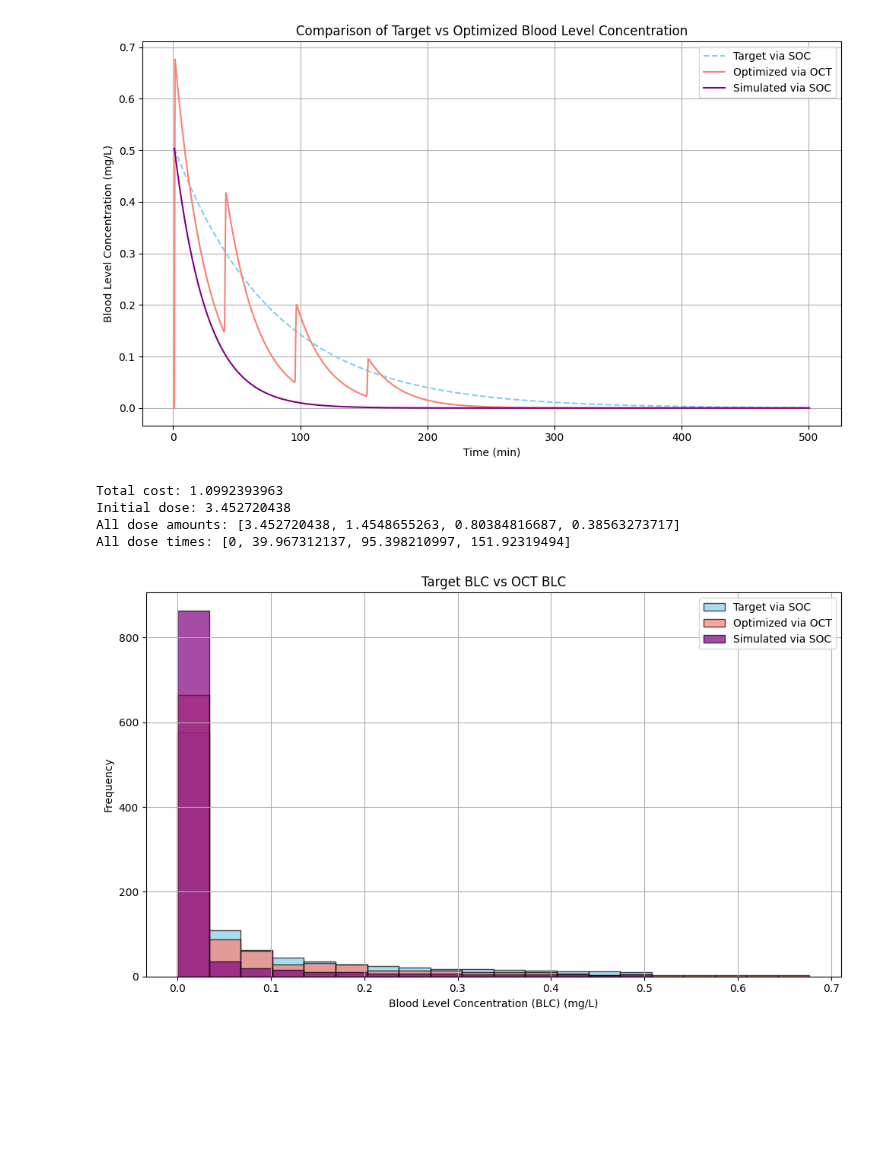
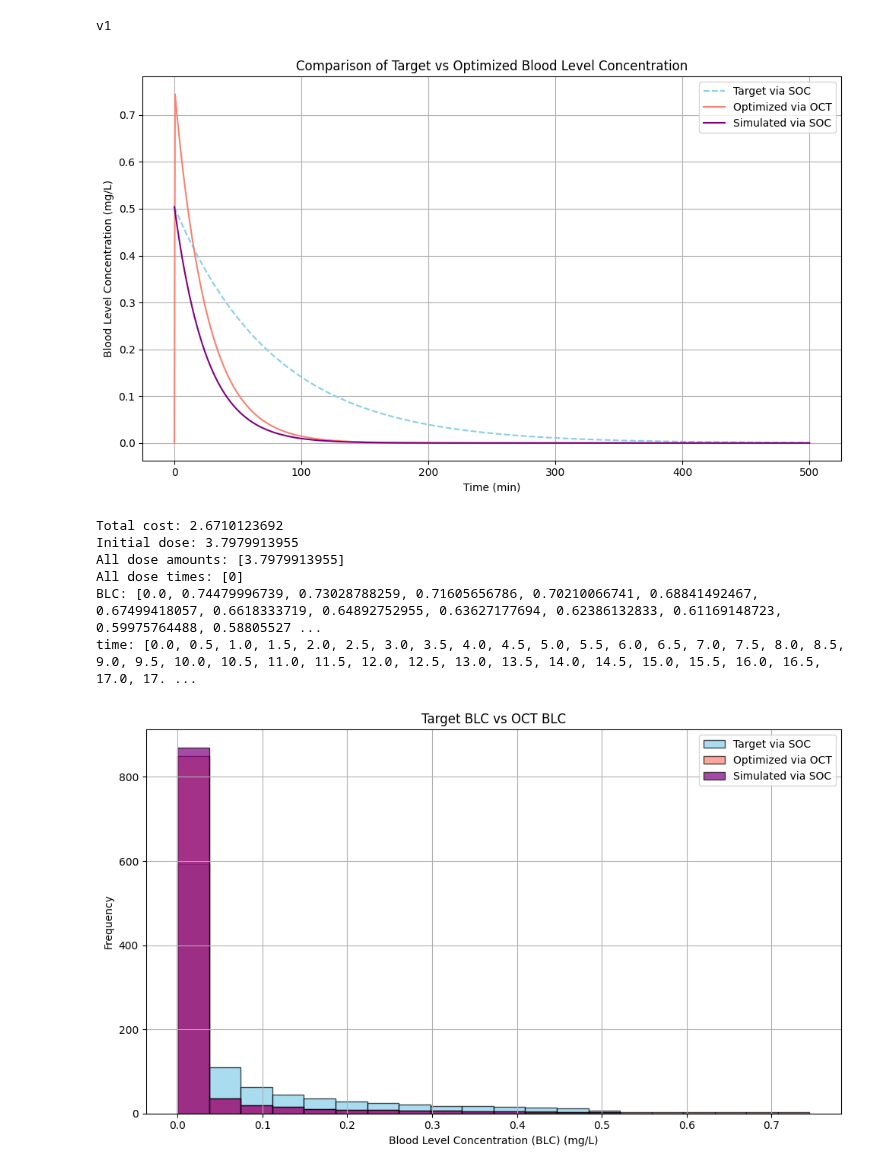
Before and after one commit to Bliz33333/cyp-vincristine, a Jupyter notebook: code/gekko-package.ipynb, the cells around one changed output. Cells and saved outputs as stored; diff of their text form; code cells hidden in the pictures; blank space fills up the shorter version.

Commit message:
fixed time issue for forward run OCT

```diff
--- a/code/gekko-package.ipynb
+++ b/code/gekko-package.ipynb
@@ -6,12 +7,13 @@ import matplotlib.pyplot as plt
 # %%
 # Define functions
 
-def optimize_dosing(n_admin, V_max_u_mut, k_m_u_mut, V_max_u_wt, k_m_u_wt, dose_wt, BV, BSA_u, t_max, t_step, plot=True):
+def optimize_dosing(n_admin, V_max_mut, k_m_mut, V_max_wt, k_m_wt, dose_wt, BV, BSA_u, t_max, t_step, w1=1, w2=1/200, plot=True):
     # Initialize the model
     m = GEKKO(remote=True)
 
     # Define the number of time steps and time vector
-    m.time = np.arange(1, t_max+1, t_step).tolist()
+    #m.time = np.arange(1, t_max+1, t_step).tolist()
+    m.time = np.arange(0, t_max + t_step, t_step).tolist()
     num_steps = len(m.time)
     t = m.Var(0)
     m.Equation(t.dt()==1)
@@ -107,9 +109,9 @@ def optimize_dosing(n_admin, V_max_u_mut, k_m_u_mut, V_max_u_wt, k_m_u_wt, dose_
     conc_cost = m.Var(0, name = "j_conc_cost")
     m.Equation(conc_cost.dt() == conc_cost_inst)
 
-    w1 = 1
+    #w1 = 1
     #w2 = 1/100
-    w2 = 1/200
+    #w2 = 1/200
     cost_tot = m.Var(name = "j_cost_tot")
     m.Equation(cost_tot == w1*conc_cost + w2*(d_tot)**2)
     #m.Minimize(cost_tot)
@@ -192,7 +194,7 @@ def convert_units(V_max, k_m, pmol_cyp, mm_drug):
 # %%
 # Define variables
 
-n_admin = 4 # CHANGE THIS; must be 1-5 for this framework
+n_admin = 1 # CHANGE THIS; must be 1-5 for this framework
 
 V_max_u_wt = 3.5              # pmol/min per pmol cyp
 k_m_u_wt = 16                 # umol/L
@@ -204,41 +206,45 @@ k_m_u_mut = 12                 # umol/L
 #example slow metabolizer case
 #V_max_u_mut = 2              # pmol/min per pmol cyp
 #k_m_u_mut = 32                # umol/L
 
 #example average metabolizer case (same as wild type)
 #V_max_u_mut = 3.5              # pmol/min per pmol cyp
 #k_m_u_mut = 16                 # umol/L
 
 # Set
 dose_u = 1.4               # [mg/m^2]
 BV_u = 5                   # L
 BV = BV_u
 BSA_u = 1.8                # m^2
 dose_wt = dose_u * BSA_u   # mg
 pmol_cyp = 2929510         # pmol cyp
 mm_cyp = 57343             # g/mol for cyp
 mm_drug = 825              # g/mol for vincristine
 
 t_max = 500                # min
 t_step = 0.5               # min
 
 
 # Call the functions
 
 # Convert units
 V_max_wt, k_m_wt = convert_units(V_max_u_wt, k_m_u_wt, pmol_cyp, mm_drug)
 V_max_mut, k_m_mut = convert_units(V_max_u_mut, k_m_u_mut, pmol_cyp, mm_drug)
 
 # Conduct forward run and OCT optimization
-results = optimize_dosing(n_admin, V_max_mut, k_m_mut, V_max_wt, k_m_wt, dose_wt, BV, BSA_u, t_max, t_step, plot=True)
+results = optimize_dosing(n_admin, V_max_mut, k_m_mut, V_max_wt, k_m_wt, dose_wt, BV, BSA_u, t_max, t_step, w1=1, w2=1/200, plot=True)
 # %% [output]
+v1
-[figure, old version]
+[figure, new version]
 # %%
 # Let's see the results
 print("Total cost:", results['cost'])
 print("Initial dose:", results['initial_dose'])
 print("All dose amounts:", results['doses'])
 print("All dose times:", results['times'])
+print("BLC:", results['C_B_mut'])
+
+print("time:", results['time'])
 
 # For plotting or analysis ...
 C_B_target = results['C_B_target']
@@ -246,10 +252,12 @@ C_B_mut = results['C_B_mut']
 C_B_pat = results['C_B_pat']
 time = results['time']
 # %% [output]
-Total cost: 1.0992393963
-Initial dose: 3.452720438
-All dose amounts: [3.452720438, 1.4548655263, 0.80384816687, 0.38563273717]
-All dose times: [0, 39.967312137, 95.398210997, 151.92319494]
+Total cost: 2.6710123692
+Initial dose: 3.7979913955
+All dose amounts: [3.7979913955]
+All dose times: [0]
+BLC: [0.0, 0.74479996739, 0.73028788259, 0.71605656786, 0.70210066741, 0.68841492467, 0.67499418057, 0.6618333719, 0.64892752955, 0.63627177694, 0.62386132833, 0.61169148723, 0.59975764488, 0.58805527 ...
+time: [0.0, 0.5, 1.0, 1.5, 2.0, 2.5, 3.0, 3.5, 4.0, 4.5, 5.0, 5.5, 6.0, 6.5, 7.0, 7.5, 8.0, 8.5, 9.0, 9.5, 10.0, 10.5, 11.0, 11.5, 12.0, 12.5, 13.0, 13.5, 14.0, 14.5, 15.0, 15.5, 16.0, 16.5, 17.0, 17. ...
 # %%
 import numpy as np
 import matplotlib.pyplot as plt
@@ -273,7 +281,7 @@ plt.grid(True)
 plt.tight_layout()
 plt.show()
 # %% [output]
-[figure, old version]
+[figure, new version]
 # %%
 from scipy.stats import wilcoxon
 
```
Also changed, not shown: parts of 8 cells of this notebook.
